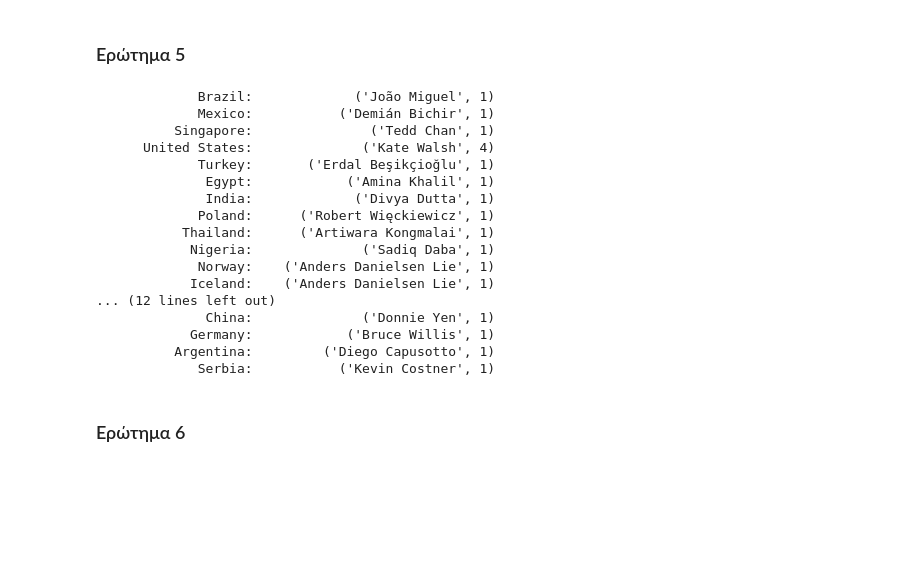
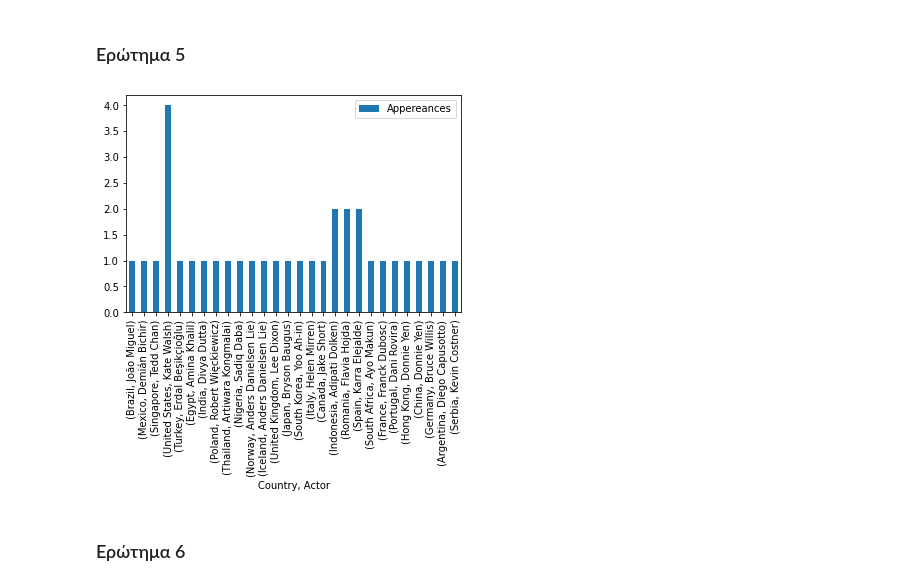
Before and after one commit to damik3/data-mining-spring-2021, a Jupyter notebook: hw1/hw1.ipynb, the cells around one changed output. Drawn from its saved outputs; the diff is of its cells as text; code cells hidden in the pictures; blank space fills up the shorter version.

```diff
--- a/hw1/hw1.ipynb
+++ b/hw1/hw1.ipynb
@@ -128,44 +129,39 @@ Name: genre, dtype: object
 # %% [markdown]
 ### Ερώτημα 5
 # %%
+# For this question, no distinction were made between Movies and Tv Series
+
 from collections import Counter
+
+# Create dictionary with all actor appereances for each country
 top_actors = {}
 for cast, countries in zip(df1.cast, df1.country):
-    #print(c, g)
     for country in [s.strip() for s in countries.split(',')]:
         if country not in top_actors:
             top_actors[country] = [s.strip() for s in cast.split(',')]
         else:
             top_actors[country].extend([s.strip() for s in cast.split(',')])
 
 
+# Create list of tuples ((country, most_famous_actor), appereances)
+# for each country
+data = []
 for country, actor_list in top_actors.items():
     if country == "None":
         continue
     counter = Counter(actor_list)
-    #print(counter)
     most_common = counter.most_common()
+
     if most_common[0][0] != "None":
-        print("%20s %30s" % (country + ":", most_common[0]))
+        data.append(((country, most_common[0][0]), most_common[0][1]))
     else:
-        print("%20s %30s" % (country + ":", most_common[1]))
+        data.append(((country, most_common[1][0]), most_common[1][1]))
+
+# Import data into a dataframe and plot
+df0 = pd.DataFrame(data, columns = ['Country, Actor', 'Appereances'])
+df0.plot.bar(x='Country, Actor')
+None
 # %% [output]
-             Brazil:             ('João Miguel', 1)
-             Mexico:           ('Demián Bichir', 1)
-          Singapore:               ('Tedd Chan', 1)
-      United States:              ('Kate Walsh', 4)
-             Turkey:       ('Erdal Beşikçioğlu', 1)
-              Egypt:            ('Amina Khalil', 1)
-              India:             ('Divya Dutta', 1)
-             Poland:      ('Robert Więckiewicz', 1)
-           Thailand:      ('Artiwara Kongmalai', 1)
-            Nigeria:              ('Sadiq Daba', 1)
-             Norway:    ('Anders Danielsen Lie', 1)
-            Iceland:    ('Anders Danielsen Lie', 1)
-... (12 lines left out)
-              China:              ('Donnie Yen', 1)
-            Germany:            ('Bruce Willis', 1)
-          Argentina:         ('Diego Capusotto', 1)
-             Serbia:           ('Kevin Costner', 1)
+[figure, added]
 # %% [markdown]
 ### Ερώτημα 6
```
Also changed, not shown: parts of 11 cells of this notebook.
